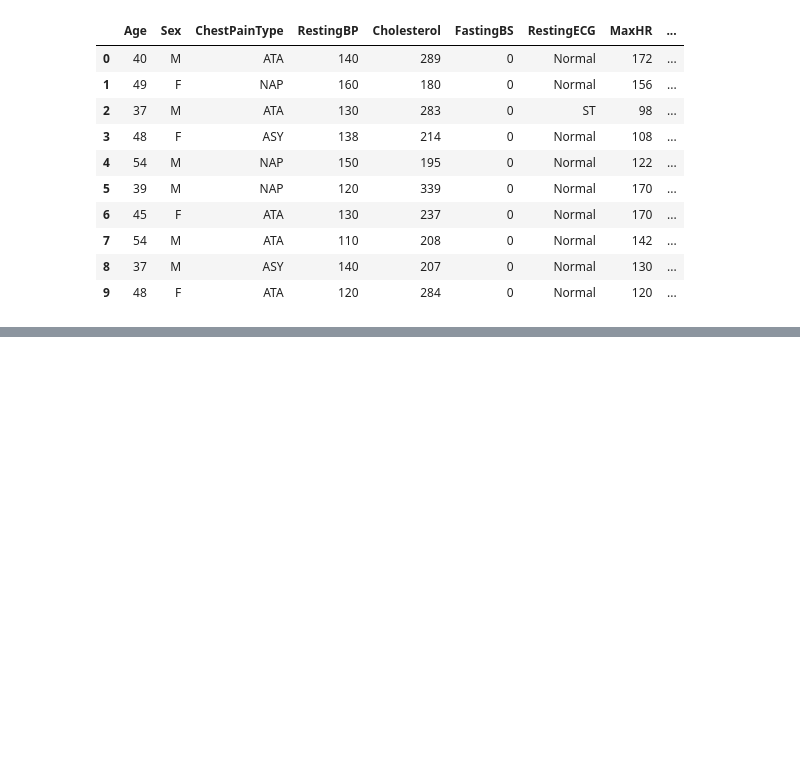
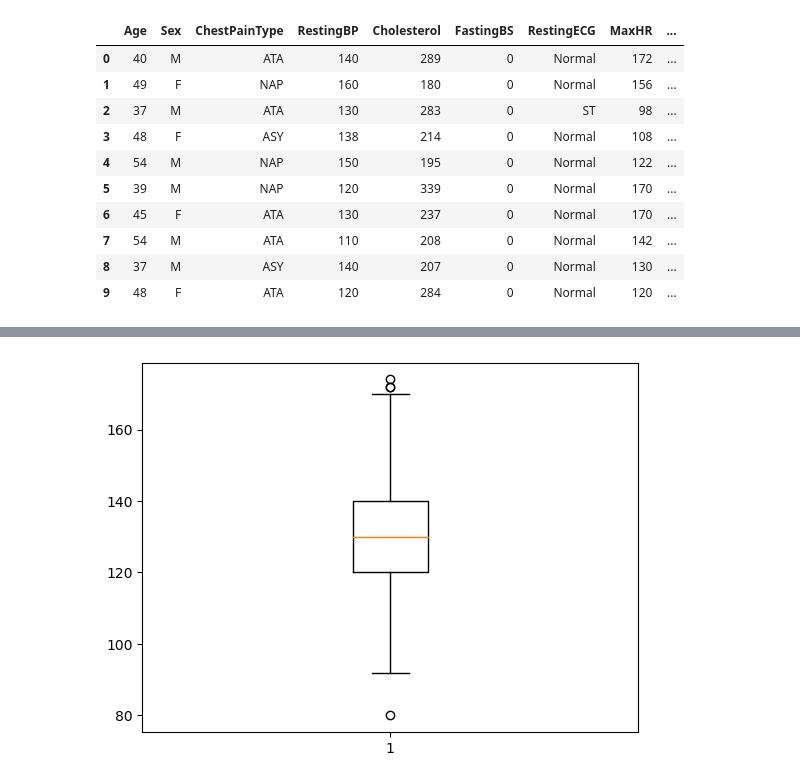
Before and after one commit to malikka-rajshahi/Heart-Failure-Analysis, a Jupyter notebook: main.ipynb, the cells around one changed output, grey strips where cells are left out. Saved outputs shown, nothing was run; the diff lists cells and outputs as text; code cells hidden in the pictures; blank space fills up the shorter version.

```diff
--- a/main.ipynb
+++ b/main.ipynb
@@ -30,0 +48,5 @@ df.head(10)
+# %%
+df.loc[(df.RestingBP>175)|(df.RestingBP<75), 'RestingBP'] = df.RestingBP.median()
+plt.boxplot(df.RestingBP);
+# %% [output]
+[figure, added]
```
Also changed, not shown: parts of 8 cells of this notebook.
